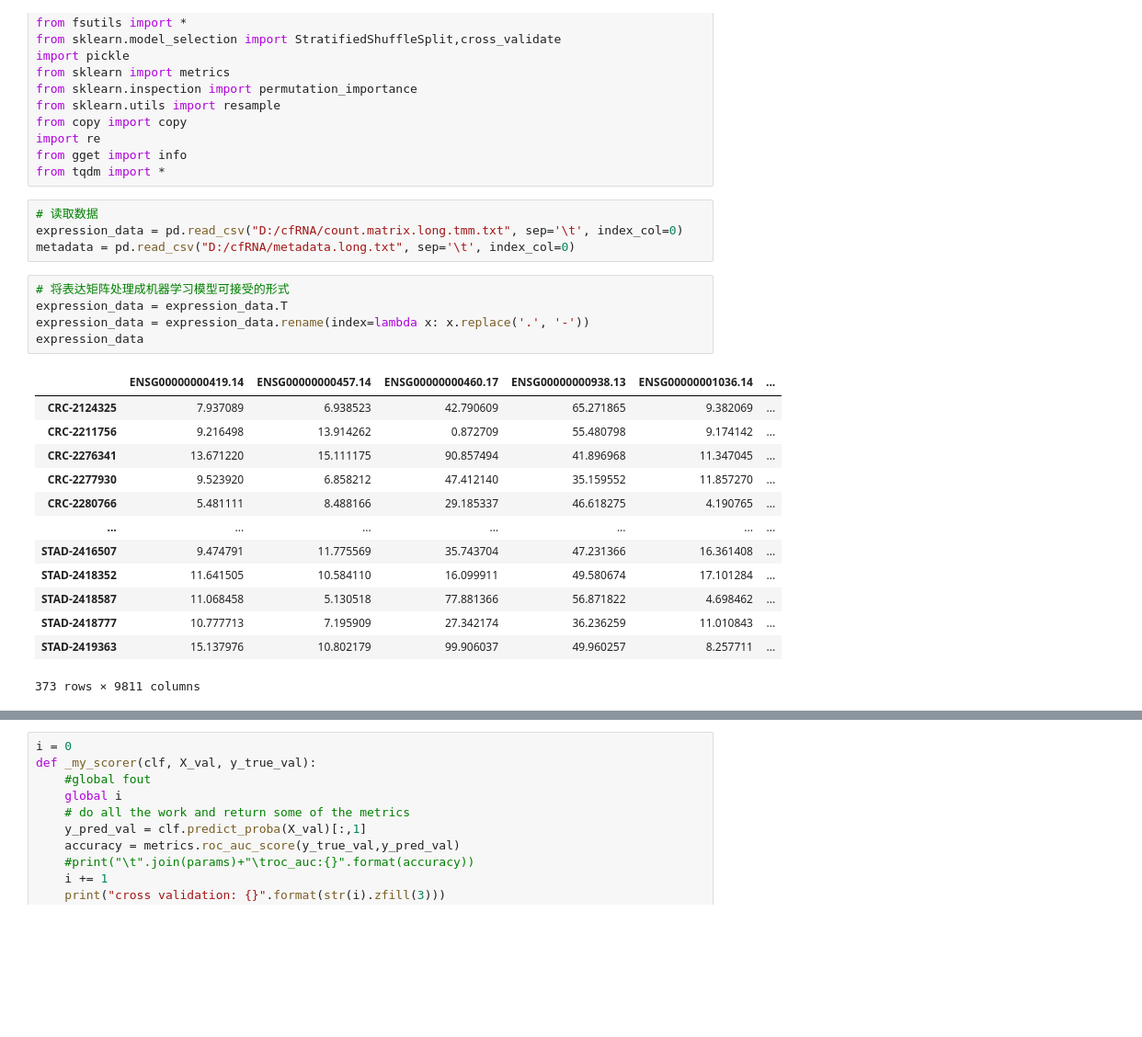
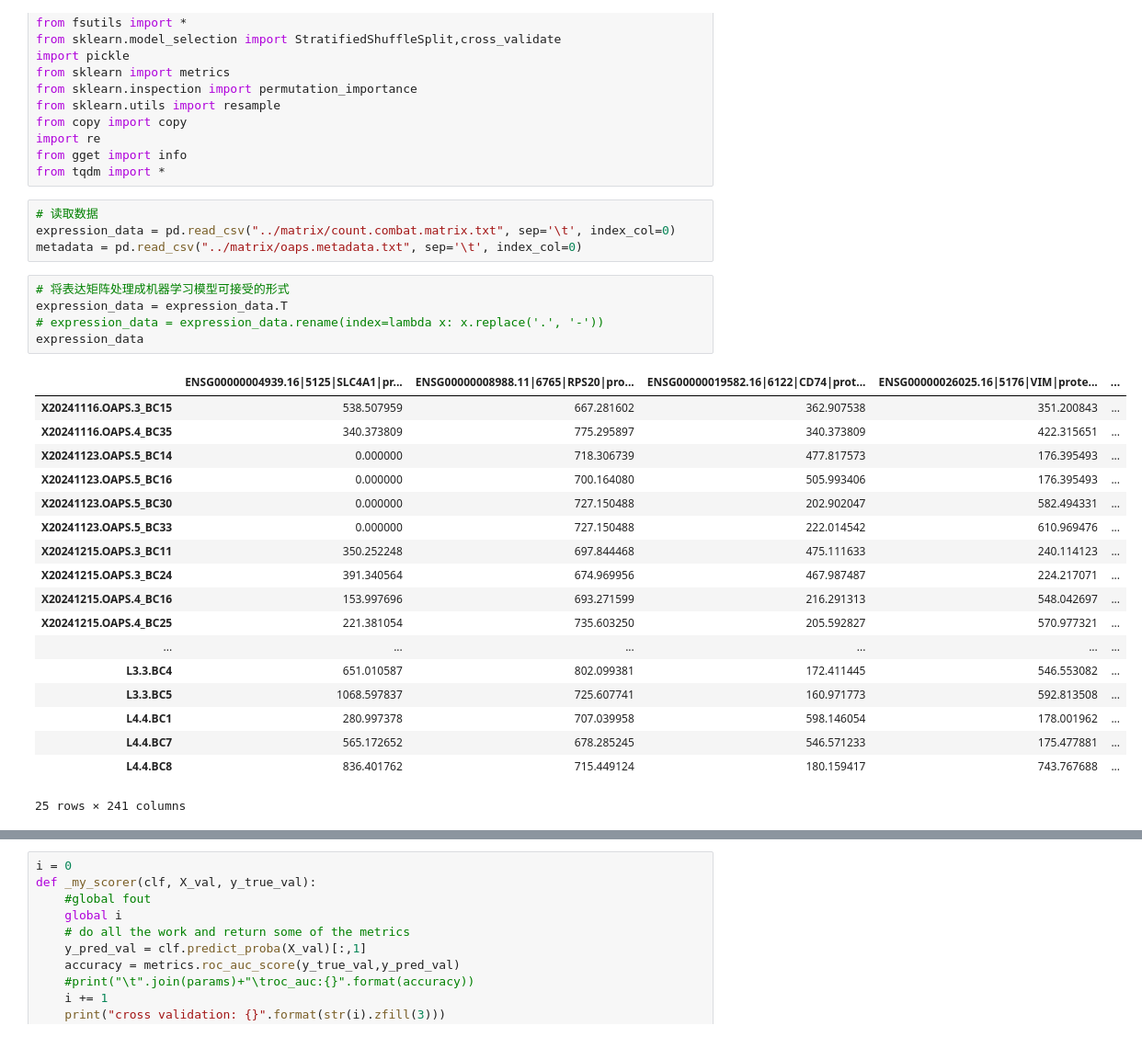
Before and after one commit to LiChengxi666/cfRNA, a Jupyter notebook: code/feature_selection_long.ipynb, the cells around one changed output, grey strips where cells are left out. Shown: that part at 92% size. Saved outputs shown, nothing was run; the diff lists cells and outputs as text; blank space fills up the shorter version.

```diff
--- a/code/feature_selection_long.ipynb
+++ b/code/feature_selection_long.ipynb
@@ -29,27 +29,32 @@ from gget import info
 from tqdm import *
 # %%
 # 读取数据
-expression_data = pd.read_csv("D:/cfRNA/count.matrix.long.tmm.txt", sep='\t', index_col=0)
-metadata = pd.read_csv("D:/cfRNA/metadata.long.txt", sep='\t', index_col=0)
+expression_data = pd.read_csv("../matrix/count.combat.matrix.txt", sep='\t', index_col=0)
+metadata = pd.read_csv("../matrix/oaps.metadata.txt", sep='\t', index_col=0)
 # %%
 # 将表达矩阵处理成机器学习模型可接受的形式
 expression_data = expression_data.T
-expression_data = expression_data.rename(index=lambda x: x.replace('.', '-'))
+# expression_data = expression_data.rename(index=lambda x: x.replace('.', '-'))
 expression_data
 # %% [output]
-|  | ENSG00000000419.14 | ENSG00000000457.14 | ENSG00000000460.17 | ENSG00000000938.13 | ENSG00000001036.14 | ... |
-| CRC-2124325 | 7.937089 | 6.938523 | 42.790609 | 65.271865 | 9.382069 | ... |
-| CRC-2211756 | 9.216498 | 13.914262 | 0.872709 | 55.480798 | 9.174142 | ... |
-| CRC-2276341 | 13.671220 | 15.111175 | 90.857494 | 41.896968 | 11.347045 | ... |
-| CRC-2277930 | 9.523920 | 6.858212 | 47.412140 | 35.159552 | 11.857270 | ... |
-| CRC-2280766 | 5.481111 | 8.488166 | 29.185337 | 46.618275 | 4.190765 | ... |
-| ... | ... | ... | ... | ... | ... | ... |
-| STAD-2416507 | 9.474791 | 11.775569 | 35.743704 | 47.231366 | 16.361408 | ... |
-| STAD-2418352 | 11.641505 | 10.584110 | 16.099911 | 49.580674 | 17.101284 | ... |
-| STAD-2418587 | 11.068458 | 5.130518 | 77.881366 | 56.871822 | 4.698462 | ... |
-| STAD-2418777 | 10.777713 | 7.195909 | 27.342174 | 36.236259 | 11.010843 | ... |
-| STAD-2419363 | 15.137976 | 10.802179 | 99.906037 | 49.960257 | 8.257711 | ... |
+|  | ENSG00000004939.16|5125|SLC4A1|pr... | ENSG00000008988.11|6765|RPS20|pro... | ENSG00000019582.16|6122|CD74|prot... | ENSG00000026025.16|5176|VIM|prote... | ... |
+| X20241116.OAPS.3_BC15 | 538.507959 | 667.281602 | 362.907538 | 351.200843 | ... |
+| X20241116.OAPS.4_BC35 | 340.373809 | 775.295897 | 340.373809 | 422.315651 | ... |
+| X20241123.OAPS.5_BC14 | 0.000000 | 718.306739 | 477.817573 | 176.395493 | ... |
+| X20241123.OAPS.5_BC16 | 0.000000 | 700.164080 | 505.993406 | 176.395493 | ... |
+| X20241123.OAPS.5_BC30 | 0.000000 | 727.150488 | 202.902047 | 582.494331 | ... |
+| X20241123.OAPS.5_BC33 | 0.000000 | 727.150488 | 222.014542 | 610.969476 | ... |
+| X20241215.OAPS.3_BC11 | 350.252248 | 697.844468 | 475.111633 | 240.114123 | ... |
+| X20241215.OAPS.3_BC24 | 391.340564 | 674.969956 | 467.987487 | 224.217071 | ... |
+| X20241215.OAPS.4_BC16 | 153.997696 | 693.271599 | 216.291313 | 548.042697 | ... |
+| X20241215.OAPS.4_BC25 | 221.381054 | 735.603250 | 205.592827 | 570.977321 | ... |
+| ... | ... | ... | ... | ... | ... |
+| L3.3.BC4 | 651.010587 | 802.099381 | 172.411445 | 546.553082 | ... |
+| L3.3.BC5 | 1068.597837 | 725.607741 | 160.971773 | 592.813508 | ... |
+| L4.4.BC1 | 280.997378 | 707.039958 | 598.146054 | 178.001962 | ... |
+| L4.4.BC7 | 565.172652 | 678.285245 | 546.571233 | 175.477881 | ... |
+| L4.4.BC8 | 836.401762 | 715.449124 | 180.159417 | 743.767688 | ... |
-373 rows × 9811 columns
+25 rows × 241 columns
 # %%
 # scaling
 standard_scaler = StandardScaler()
```
Also changed, not shown: parts of 11 cells of this notebook, 3 other files.
